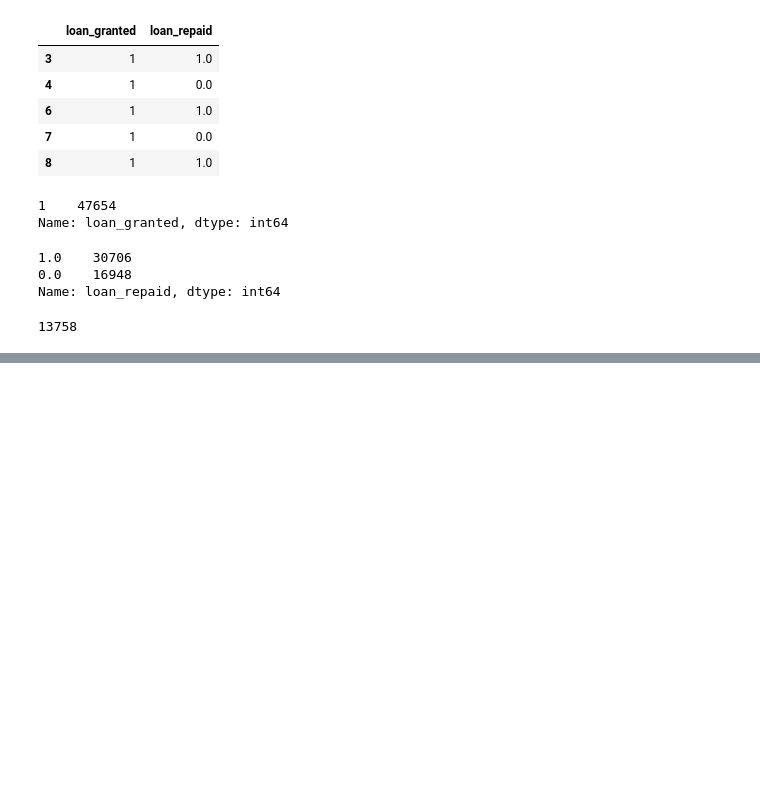
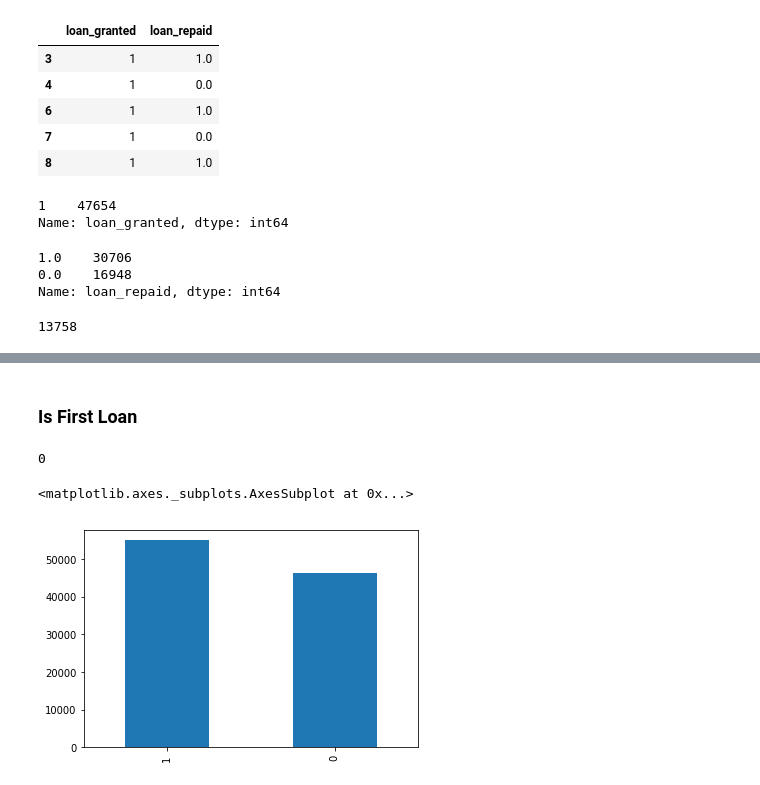
Before and after one commit to dongzhang84/data_challenges, a Jupyter notebook: 12_Applying_for_a_loan.ipynb, the cells around one changed output, grey strips where cells are left out. Cells and saved outputs as stored; diff of their text form; code cells hidden in the pictures; blank space fills up the shorter version.

```diff
--- a/12_Applying_for_a_loan.ipynb
+++ b/12_Applying_for_a_loan.ipynb
@@ -147,0 +203,9 @@ len(df_test[df_test.loan_repaid == 1]) - len(df_test[df_test.loan_repaid == 0])
+# %% [markdown]
+### Is First Loan
+# %%
+print(df.is_first_loan.isnull().sum())
+df.is_first_loan.value_counts().plot.bar()
+# %% [output]
+0
+<matplotlib.axes._subplots.AxesSubplot at 0x...>
+[figure, added]
```
Also changed, not shown: parts of 96 cells of this notebook.
